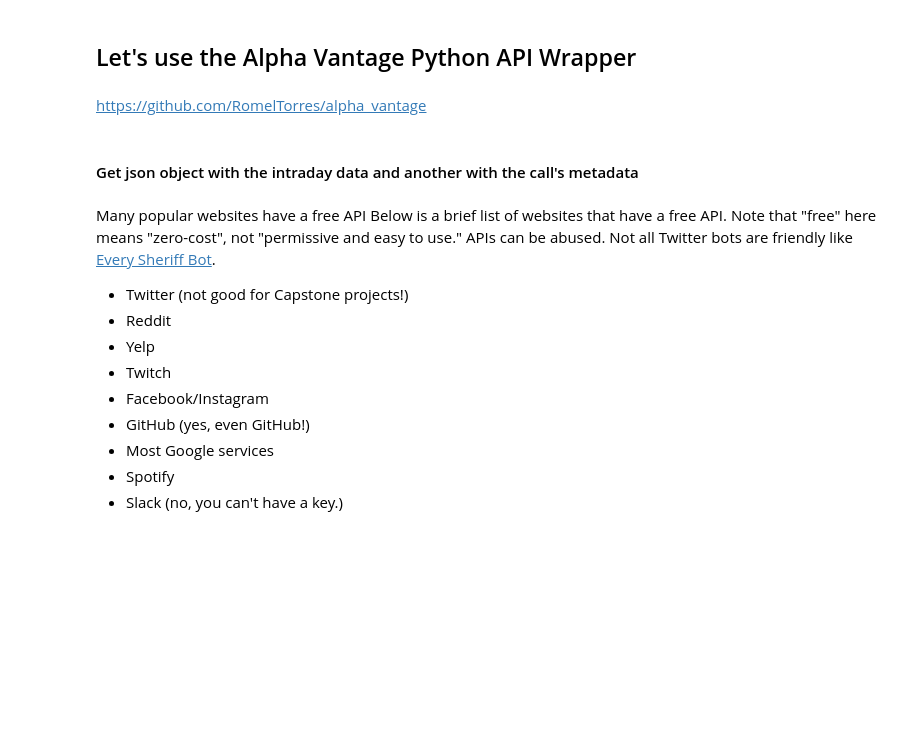
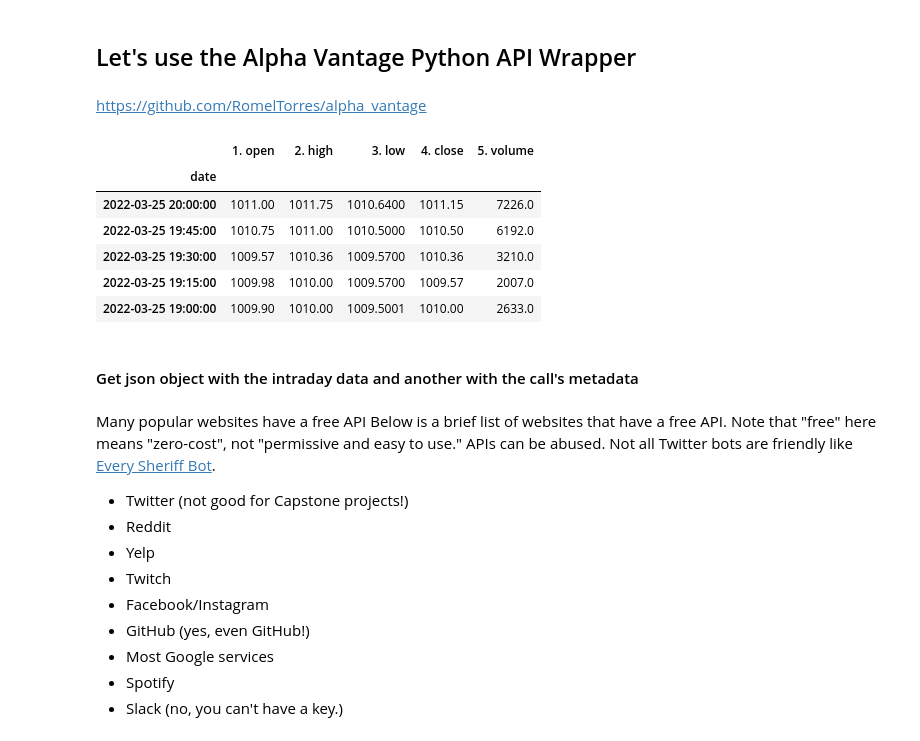
Before and after one commit to jfkoehler/DAT-02-14, a Jupyter notebook: ClassMaterial/Unit3/class_13/api-starter-code.ipynb, the cells around one changed output. Drawn from its saved outputs; the diff is of its cells as text; code cells hidden in the pictures; blank space fills up the shorter version.

```diff
--- a/ClassMaterial/Unit3/class_13/api-starter-code.ipynb
+++ b/ClassMaterial/Unit3/class_13/api-starter-code.ipynb
@@ -110,7 +361,15 @@ from alpha_vantage.timeseries import TimeSeries
 ts = TimeSeries(key='PYMPLZKV3ZXBT6RT', output_format='pandas')
 data, meta_data = ts.get_intraday(symbol='TSLA')
 # %%
-data
+data.head()
+# %% [output]
+|  | 1. open | 2. high | 3. low | 4. close | 5. volume |
+| date |  |  |  |  |  |
+| 2022-03-25 20:00:00 | 1011.00 | 1011.75 | 1010.6400 | 1011.15 | 7226.0 |
+| 2022-03-25 19:45:00 | 1010.75 | 1011.00 | 1010.5000 | 1010.50 | 6192.0 |
+| 2022-03-25 19:30:00 | 1009.57 | 1010.36 | 1009.5700 | 1010.36 | 3210.0 |
+| 2022-03-25 19:15:00 | 1009.98 | 1010.00 | 1009.5700 | 1009.57 | 2007.0 |
+| 2022-03-25 19:00:00 | 1009.90 | 1010.00 | 1009.5001 | 1010.00 | 2633.0 |
 # %% [markdown]
 #### Get json object with the intraday data and another with  the call's metadata
 # %% [markdown]
```
Also changed, not shown: parts of 30 cells of this notebook, 50 other files.
